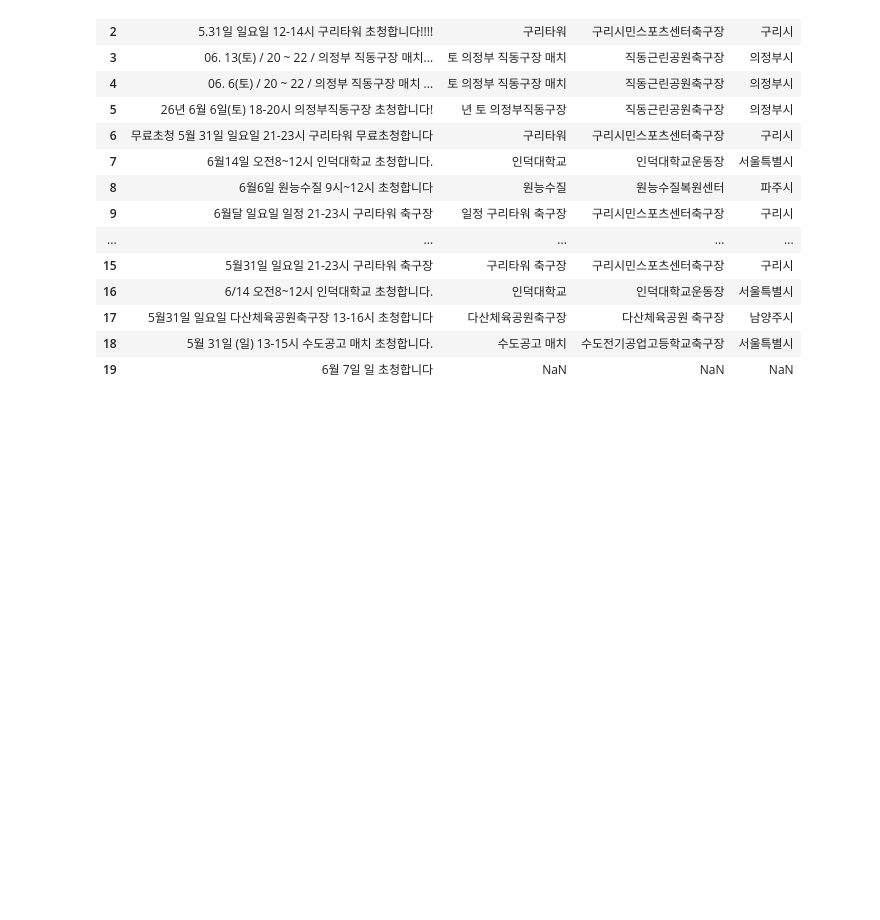
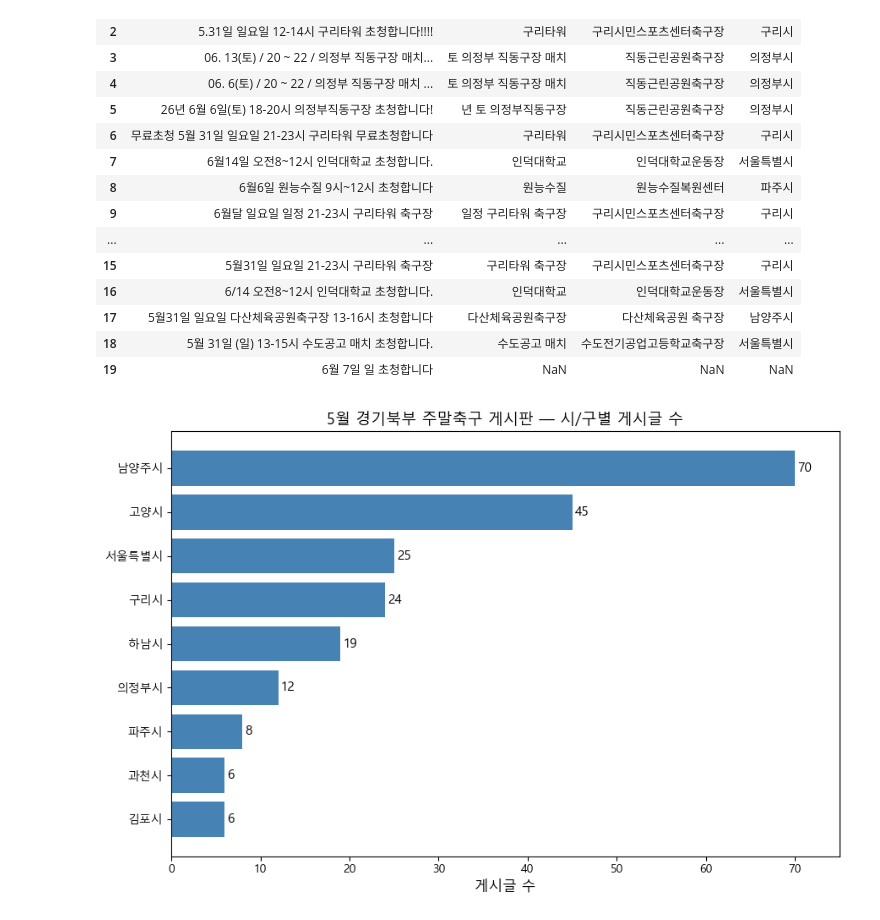
Before and after one commit to young2good/analysis_repo, a Jupyter notebook: app_creator/goy crawling for dimension.ipynb, the cells around one changed output. Cells and saved outputs as stored; diff of their text form; code cells hidden in the pictures; blank space fills up the shorter version.

```diff
--- a/app_creator/goy crawling for dimension.ipynb
+++ b/app_creator/goy crawling for dimension.ipynb
@@ -620,3 +620,33 @@ df[["title", "venue_candidate", "std_name", "city"]].head(20)
 | 17 | 5월31일 일요일 다산체육공원축구장 13-16시 초청합니다 | 다산체육공원축구장 | 다산체육공원 축구장 | 남양주시 |
 | 18 | 5월 31일 (일) 13-15시 수도공고 매치 초청합니다. | 수도공고 매치 | 수도전기공업고등학교축구장 | 서울특별시 |
 | 19 | 6월 7일 일 초청합니다 | NaN | NaN | NaN |
+# %%
+import matplotlib.pyplot as plt
+import matplotlib.font_manager as fm
+
+# 한글 폰트 설정 (Windows)
+plt.rcParams["font.family"] = "Malgun Gothic"
+plt.rcParams["axes.unicode_minus"] = False
+
+city_counts = (
+    df["city"]
+    .dropna()
+    .value_counts()
+    .sort_values(ascending=True)  # 가로 막대 위쪽이 많은 순
+)
+
+fig, ax = plt.subplots(figsize=(9, 6))
+bars = ax.barh(city_counts.index, city_counts.values, color="steelblue")
+
+# 막대 끝에 숫자 표시
+for bar, val in zip(bars, city_counts.values):
+    ax.text(val + 0.3, bar.get_y() + bar.get_height() / 2,
+            str(val), va="center", fontsize=11)
+
+ax.set_xlabel("게시글 수", fontsize=12)
+ax.set_title("5월 경기북부 주말축구 게시판 — 시/구별 게시글 수", fontsize=13)
+ax.set_xlim(0, city_counts.max() + 5)
+plt.tight_layout()
+plt.show()
+# %% [output]
+[figure, added]
```
Also changed, not shown: parts of 2 cells of this notebook.
